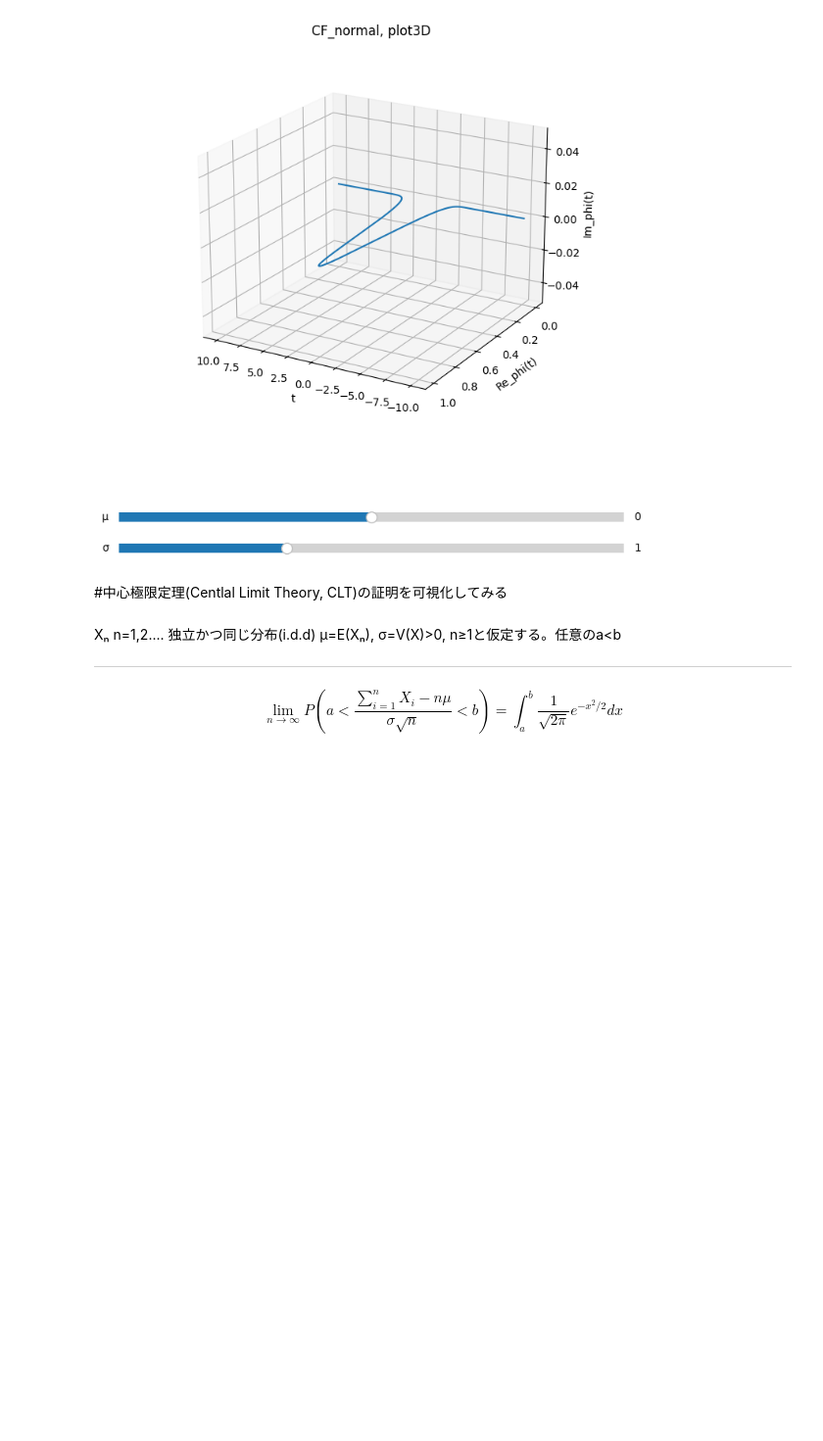
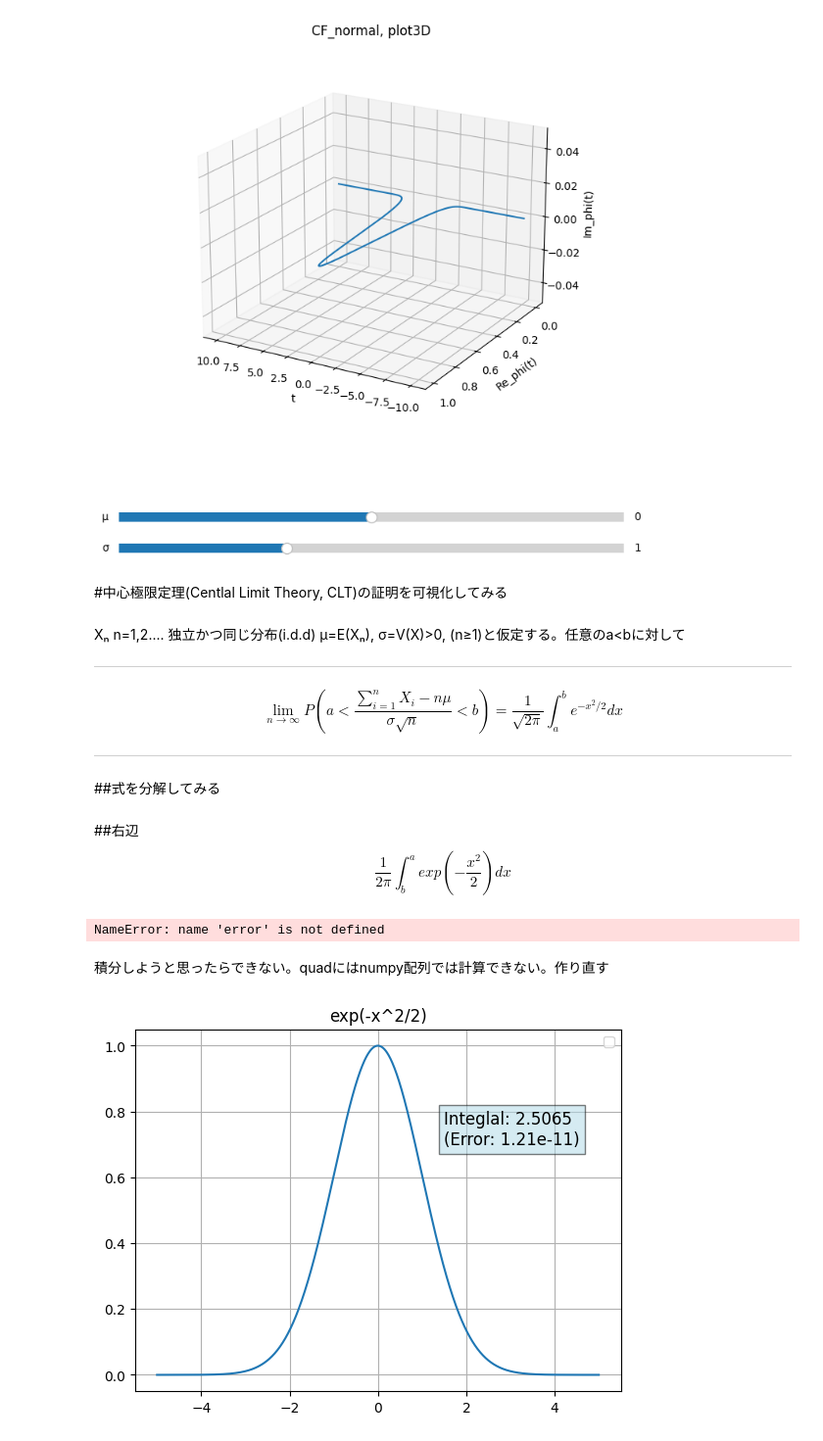
Before and after one commit to jamagiwa/math_visualize, a Jupyter notebook: probability_theory/characteristic_function/convolution.ipynb, the cells around one changed output. Shown at 98% size. Saved outputs shown, nothing was run; the diff lists cells and outputs as text; code cells hidden in the pictures; blank space fills up the shorter version.

```diff
--- a/probability_theory/characteristic_function/convolution.ipynb
+++ b/probability_theory/characteristic_function/convolution.ipynb
@@ -387,7 +387,71 @@ plt.show()
 # %% [markdown]
 #中心極限定理(Centlal Limit Theory, CLT)の証明を可視化してみる
 # %% [markdown]
-Xₙ n=1,2.... 独立かつ同じ分布(i.d.d) μ=E(Xₙ), σ=V(X)>0, n≥1と仮定する。任意のa<b
+Xₙ n=1,2.... 独立かつ同じ分布(i.d.d) μ=E(Xₙ), σ=V(X)>0, (n≥1)と仮定する。任意のa<bに対して
 
 ---
-$$\lim_{n \to \infty} P\left( a < \frac{\sum_{i=1}^n X_i - n\mu}{\sigma\sqrt{n}} < b \right) = \int_a^b \frac{1}{\sqrt{2\pi}}e^{-x^2/2} dx $$
+$$\lim_{n \to \infty} P\left( a < \frac{\sum_{i=1}^n X_i - n\mu}{\sigma\sqrt{n}} < b \right) = \frac{1}{\sqrt{2\pi}}\int_a^b e^{-x^2/2} 　dx $$
+
+---
+# %% [markdown]
+##式を分解してみる
+# %% [markdown]
+##右辺　$$\frac{1}{2π}∫^a_bexp(-\frac{x^2}{2})dx $$
+# %%
+#exp(-x^2/2)をプロットしてみる
+
+import numpy as np
+import matplotlib.pyplot as plt
+
+#Xの範囲を指定
+x = np.linspace(-5, 5, 1000)
+
+#exp(-x^2/2)を定義する
+y = np.exp(-x**2/2)
+
+plt.plot(x, y)
+plt.title("exp(-x^2/2)")
+plt.grid(True)
+plt.show()
+
+#積分する
+import numpy as np
+from scipy.integrate import quad
+
+integral, error = quad(y, -1, 1)
+
+print(f"積分値: {integral}")
+print(f"誤差: {error}")
+# %% [output]
+NameError: name 'error' is not defined
+# %% [markdown]
+積分しようと思ったらできない。quadにはnumpy配列では計算できない。作り直す
+# %%
+#やり直し
+import numpy as np
+from scipy.integrate import quad
+import matplotlib.pyplot as plt
+
+#exp(-x^2/2)の定義
+def f(x):
+  return np.exp(-x**2/2)
+
+#積分する
+integral, error= quad(f, -4, 4) #quad関数は積分と誤差の二つを出力する
+
+#xの範囲を指定してプロット
+x  = np.linspace(-5, 5, 1000)
+
+plt.plot(x, f(x))
+plt.title("exp(-x^2/2)")
+plt.grid(True)
+plt.text(1.5,
+         0.7,
+         f'Integlal:{integral: .4f}\n(Error:{error: .2e})', #f'' {}内部が入れたい関数:.xeは小数点の調整, \nは改行, 文字はただの文字
+         fontsize = 12,
+         bbox = dict(facecolor = "lightblue", alpha = 0.5)
+         )
+plt.legend()
+plt.show()
+# %% [output]
+[figure, added]
```
Also changed, not shown: parts of 7 cells of this notebook.
